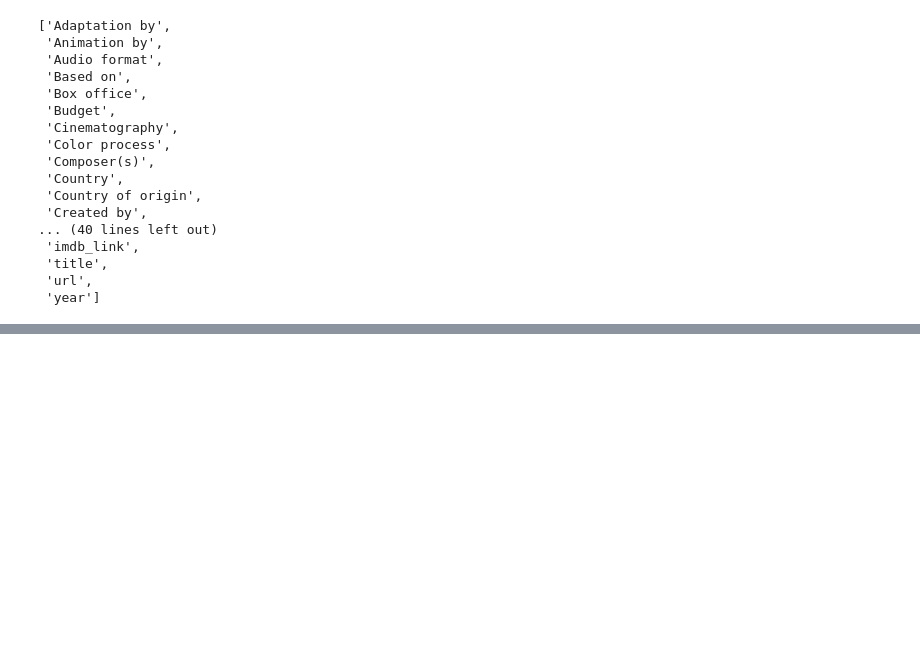
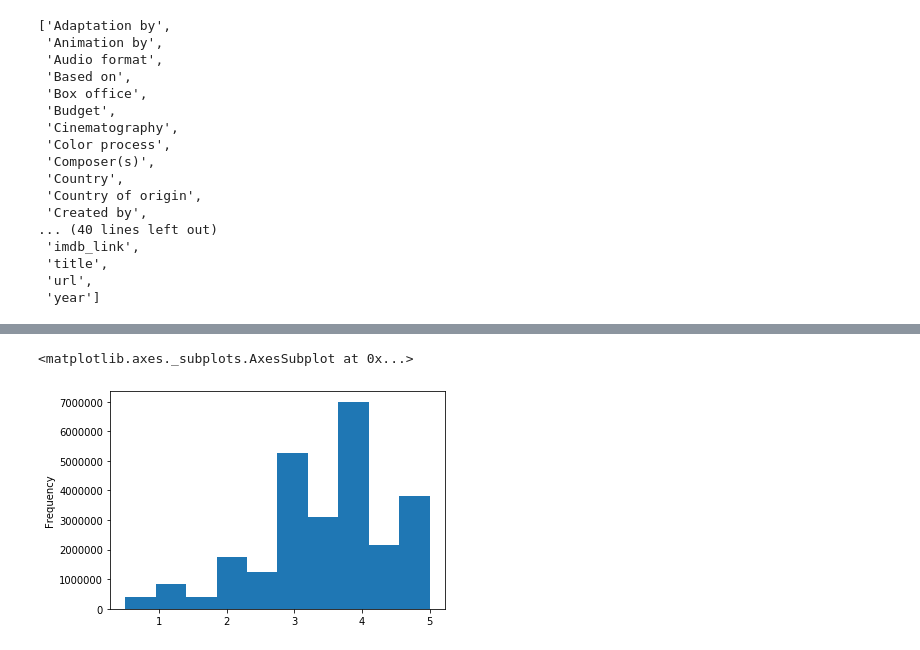
Before and after one commit to aodoming/Movies_ETL_ADominguez, a Jupyter notebook: Movies_ETL.ipynb, the cells around one changed output, grey strips where cells are left out. Drawn from its saved outputs; the diff is of its cells as text; code cells hidden in the pictures; blank space fills up the shorter version.

```diff
--- a/Movies_ETL.ipynb
+++ b/Movies_ETL.ipynb
@@ -278,0 +993,17 @@ sorted(wiki_movies_df.columns.tolist())
+# %%
+# Assign conversion to the timestamp column.
+
+ratings['timestamp'] = pd.to_datetime(ratings['timestamp'], unit='s')
+# %%
+# look at the statistics of the actual ratings and see if there are any glaring errors. A quick, easy way
+# is to look at a histogram of the rating distributions, and then use the describe() method
+# to print out some stats on central tendency and spread.
+
+                # Both Codes Below
+#ratings['rating'].describe()
+ratings['rating'].plot(kind='hist')      # People are more likely to give whole number ratings than half,
+                                        # which explains the spikes in the histogram. The median score is 3.5, the mean is 3.53
+                                        # and all the ratings are between 0 and 5.
+# %% [output]
+<matplotlib.axes._subplots.AxesSubplot at 0x...>
+[figure, added]
```
Also changed, not shown: parts of 77 cells of this notebook.
